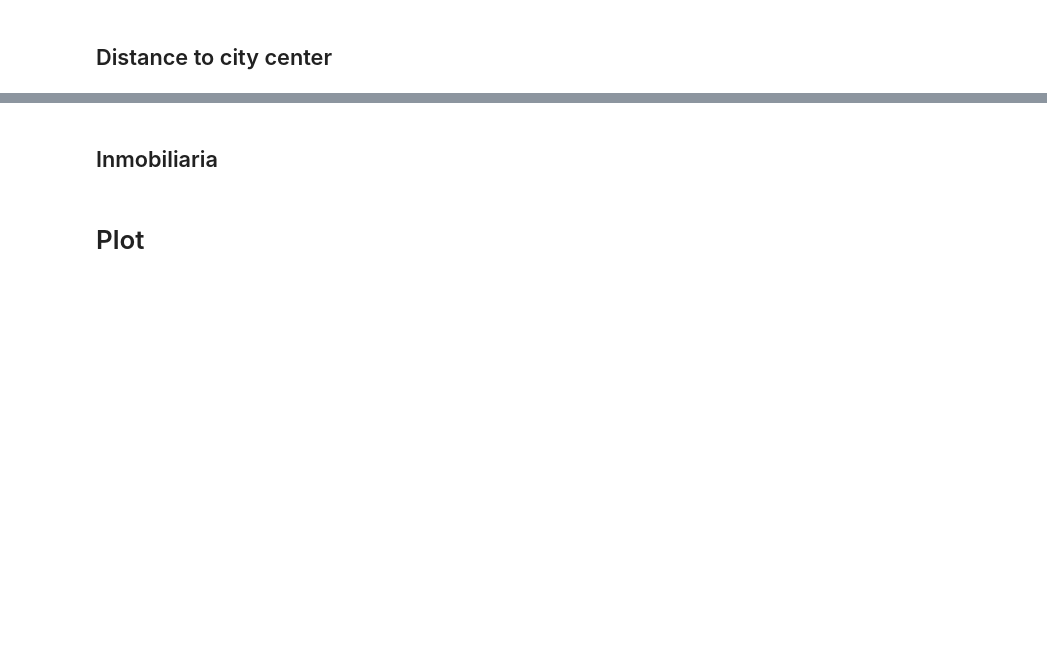
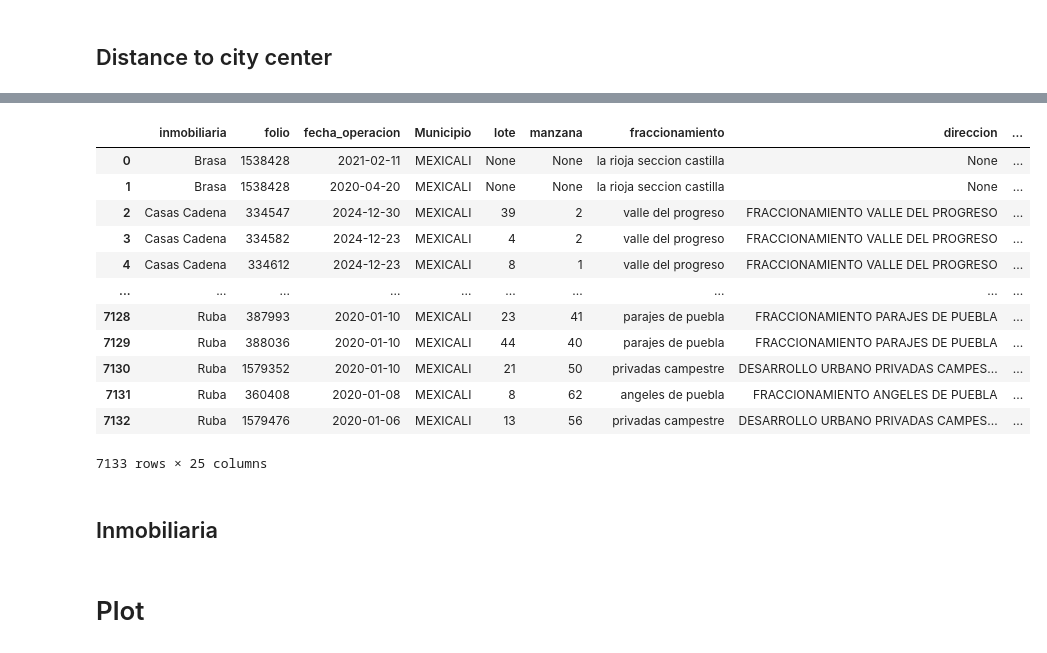
Before and after one commit to RodolfoFigueroa/housing_choice, a Jupyter notebook: 05_col_stats.ipynb, the cells around one changed output, grey strips where cells are left out. Cells and saved outputs as stored; diff of their text form; code cells hidden in the pictures; blank space fills up the shorter version.

```diff
--- a/05_col_stats.ipynb
+++ b/05_col_stats.ipynb
@@ -299,4 +286,20 @@ merged = df_orig[
     on="fraccionamiento",
     how="inner",
 )
+# %%
+df_orig
+# %% [output]
+|  | inmobiliaria | folio | fecha_operacion | Municipio | lote | manzana | fraccionamiento | direccion | ... |
+| 0 | Brasa | 1538428 | 2021-02-11 | MEXICALI | None | None | la rioja seccion castilla | None | ... |
+| 1 | Brasa | 1538428 | 2020-04-20 | MEXICALI | None | None | la rioja seccion castilla | None | ... |
+| 2 | Casas Cadena | 334547 | 2024-12-30 | MEXICALI | 39 | 2 | valle del progreso | FRACCIONAMIENTO VALLE DEL PROGRESO | ... |
+| 3 | Casas Cadena | 334582 | 2024-12-23 | MEXICALI | 4 | 2 | valle del progreso | FRACCIONAMIENTO VALLE DEL PROGRESO | ... |
+| 4 | Casas Cadena | 334612 | 2024-12-23 | MEXICALI | 8 | 1 | valle del progreso | FRACCIONAMIENTO VALLE DEL PROGRESO | ... |
+| ... | ... | ... | ... | ... | ... | ... | ... | ... | ... |
+| 7128 | Ruba | 387993 | 2020-01-10 | MEXICALI | 23 | 41 | parajes de puebla | FRACCIONAMIENTO PARAJES DE PUEBLA | ... |
+| 7129 | Ruba | 388036 | 2020-01-10 | MEXICALI | 44 | 40 | parajes de puebla | FRACCIONAMIENTO PARAJES DE PUEBLA | ... |
+| 7130 | Ruba | 1579352 | 2020-01-10 | MEXICALI | 21 | 50 | privadas campestre | DESARROLLO URBANO PRIVADAS CAMPES... | ... |
+| 7131 | Ruba | 360408 | 2020-01-08 | MEXICALI | 8 | 62 | angeles de puebla | FRACCIONAMIENTO ANGELES DE PUEBLA | ... |
+| 7132 | Ruba | 1579476 | 2020-01-06 | MEXICALI | 13 | 56 | privadas campestre | DESARROLLO URBANO PRIVADAS CAMPES... | ... |
+7133 rows × 25 columns
 # %%
```
Also changed, not shown: parts of 12 cells of this notebook, 2 other files.
